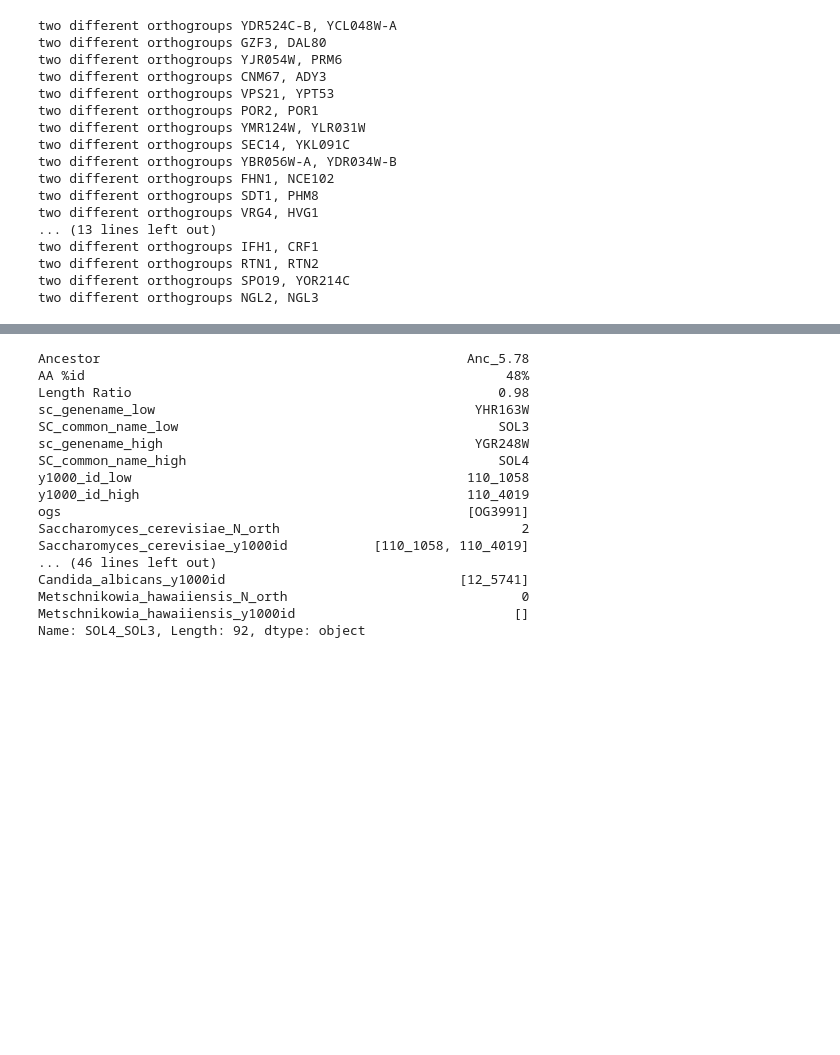
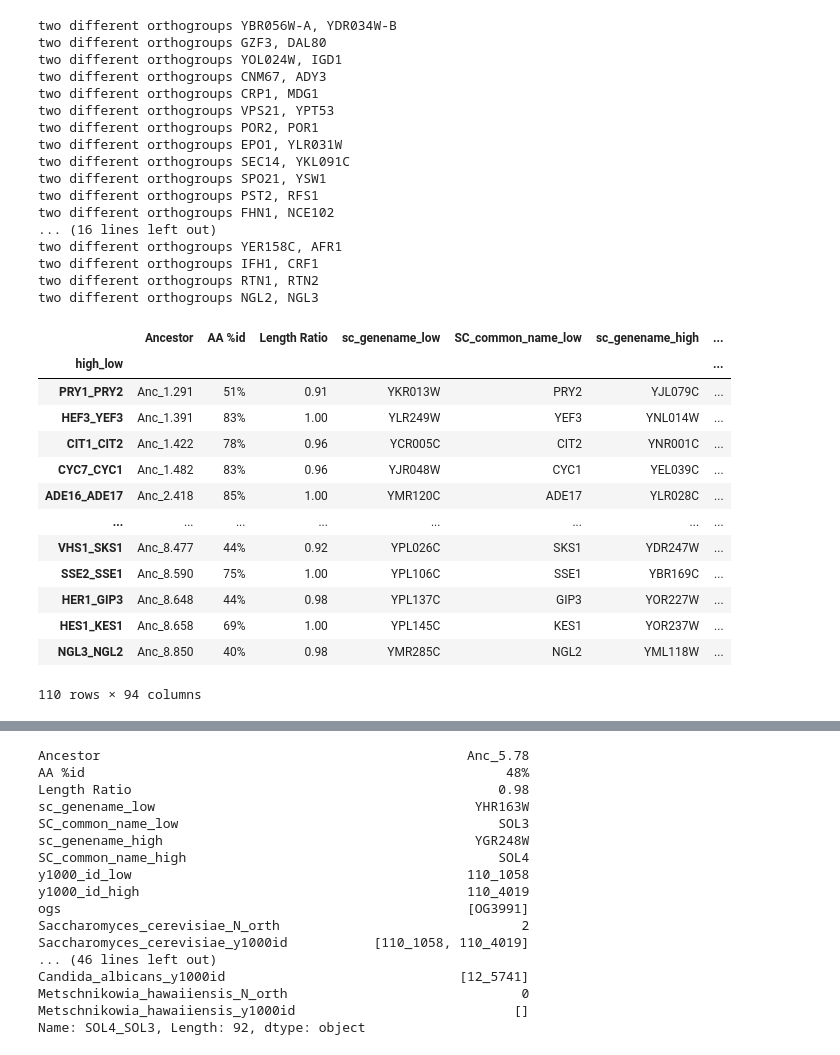
Before and after one commit to heineike02/y1000plus_tools, a Jupyter notebook: scripts/20190509_depka_promoter_enrichment.ipynb, the cells around one changed output, grey strips where cells are left out. Cells and saved outputs as stored; diff of their text form; code cells hidden in the pictures; blank space fills up the shorter version.

```diff
--- a/scripts/20190509_depka_promoter_enrichment.ipynb
+++ b/scripts/20190509_depka_promoter_enrichment.ipynb
@@ -193,7 +208,7 @@ more than one goi in same orthogroup :OG6215 found_genes:
 # %%
 #Make a dataframe with number of orthologs and ids of orthologs for all gois.
 
-ohnologs_goi_names = ohnologs_goi.loc[:,['sc_genename_low','SC_common_name_low', 'sc_genename_high','SC_common_name_high']]
+ohnologs_goi_names = ohnologs_dePKA.loc[:,['sc_genename_low','SC_common_name_low', 'sc_genename_high','SC_common_name_high']]
 
 #Set of four
 #['110_3106', '110_3497', '110_3578', '110_3996']
@@ -238,7 +253,7 @@ for ind, (genename_low, common_name_low, genename_high, common_name_high) in ohn
 
 
 
-goi_pre_WGH_orths = ohnologs_goi.loc[:,['Ancestor', 'AA %id', 'Length Ratio','sc_genename_low','SC_common_name_low', 'sc_genename_high','SC_common_name_high']]
+goi_pre_WGH_orths = ohnologs_dePKA.loc[:,['AA %id', 'Length Ratio','sc_genename_low','SC_common_name_low', 'sc_genename_high','SC_common_name_high']].reset_index()
 goi_pre_WGH_orths['y1000_id_low']= y1000_ids_low
 goi_pre_WGH_orths['y1000_id_high']= y1000_ids_high
 goi_pre_WGH_orths['high_low'] = goi_pre_WGH_orths['SC_common_name_high'] + '_' + goi_pre_WGH_orths['SC_common_name_low']
@@ -248,21 +263,38 @@ for spec in specs_ordered_fig2:
     goi_pre_WGH_orths[spec + '_y1000id'] = orths_gois[spec + '_y1000id']
 goi_pre_WGH_orths.set_index('high_low', inplace=True)
 # %% [output]
-two different orthogroups YDR524C-B, YCL048W-A
+two different orthogroups YBR056W-A, YDR034W-B
 two different orthogroups GZF3, DAL80
-two different orthogroups YJR054W, PRM6
+two different orthogroups YOL024W, IGD1
 two different orthogroups CNM67, ADY3
+two different orthogroups CRP1, MDG1
 two different orthogroups VPS21, YPT53
 two different orthogroups POR2, POR1
-two different orthogroups YMR124W, YLR031W
+two different orthogroups EPO1, YLR031W
 two different orthogroups SEC14, YKL091C
-two different orthogroups YBR056W-A, YDR034W-B
+two different orthogroups SPO21, YSW1
+two different orthogroups PST2, RFS1
 two different orthogroups FHN1, NCE102
-two different orthogroups SDT1, PHM8
-two different orthogroups VRG4, HVG1
-... (13 lines left out)
+... (16 lines left out)
+two different orthogroups YER158C, AFR1
 two different orthogroups IFH1, CRF1
 two different orthogroups RTN1, RTN2
-two different orthogroups SPO19, YOR214C
 two different orthogroups NGL2, NGL3
+# %%
+goi_pre_WGH_orths
+# %% [output]
+|  | Ancestor | AA %id | Length Ratio | sc_genename_low | SC_common_name_low | sc_genename_high | ... |
+| high_low |  |  |  |  |  |  | ... |
+| PRY1_PRY2 | Anc_1.291 | 51% | 0.91 | YKR013W | PRY2 | YJL079C | ... |
+| HEF3_YEF3 | Anc_1.391 | 83% | 1.00 | YLR249W | YEF3 | YNL014W | ... |
+| CIT1_CIT2 | Anc_1.422 | 78% | 0.96 | YCR005C | CIT2 | YNR001C | ... |
+| CYC7_CYC1 | Anc_1.482 | 83% | 0.96 | YJR048W | CYC1 | YEL039C | ... |
+| ADE16_ADE17 | Anc_2.418 | 85% | 1.00 | YMR120C | ADE17 | YLR028C | ... |
+| ... | ... | ... | ... | ... | ... | ... | ... |
+| VHS1_SKS1 | Anc_8.477 | 44% | 0.92 | YPL026C | SKS1 | YDR247W | ... |
+| SSE2_SSE1 | Anc_8.590 | 75% | 1.00 | YPL106C | SSE1 | YBR169C | ... |
+| HER1_GIP3 | Anc_8.648 | 44% | 0.98 | YPL137C | GIP3 | YOR227W | ... |
+| HES1_KES1 | Anc_8.658 | 69% | 1.00 | YPL145C | KES1 | YOR237W | ... |
+| NGL3_NGL2 | Anc_8.850 | 40% | 0.98 | YMR285C | NGL2 | YML118W | ... |
+110 rows × 94 columns
 # %%
```
Also changed, not shown: parts of 12 cells of this notebook, 4 other files.
